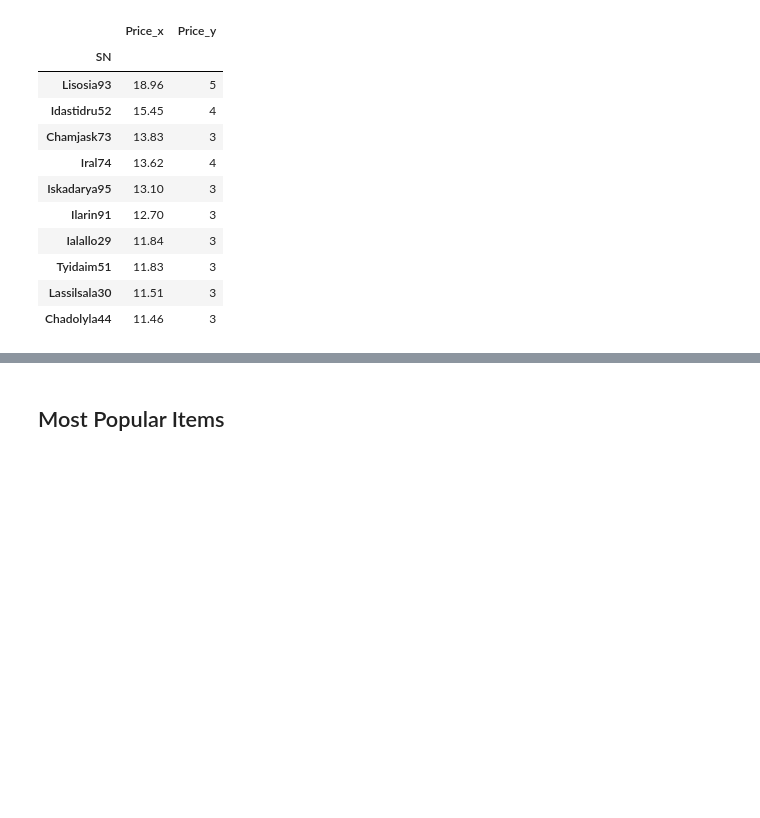
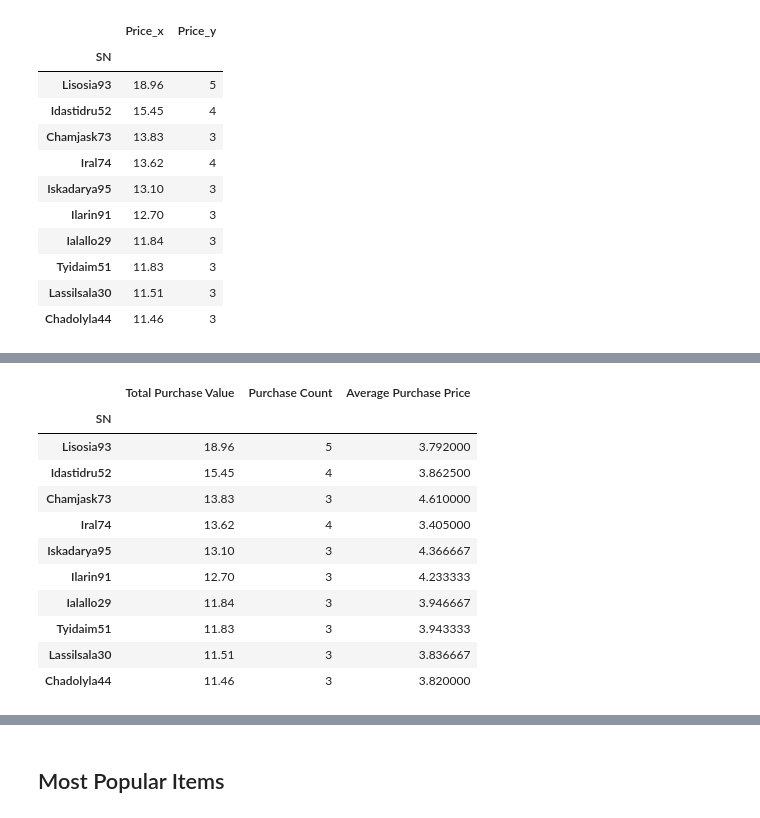
Before and after one commit to juliemcbaker/pandas-challenge, a Jupyter notebook: HeroesOfPymoli/HeroesOfPymoli_baker.ipynb, the cells around one changed output, grey strips where cells are left out. Saved outputs shown, nothing was run; the diff lists cells and outputs as text; code cells hidden in the pictures; blank space fills up the shorter version.

```diff
--- a/HeroesOfPymoli/HeroesOfPymoli_baker.ipynb
+++ b/HeroesOfPymoli/HeroesOfPymoli_baker.ipynb
@@ -572,2 +531,19 @@ Index(['Total Purchase Value', 'Number of Transactions'], dtype='object')
+# %%
+# 4. create a new column with calculated avg price per transaction
+top10_hold_df2['Average Purchase Price'] = (top10_hold_df2['Total Purchase Value'] / top10_hold_df2['Purchase Count'])
+top10_hold_df2
+# %% [output]
+|  | Total Purchase Value | Purchase Count | Average Purchase Price |
+| SN |  |  |  |
+| Lisosia93 | 18.96 | 5 | 3.792000 |
+| Idastidru52 | 15.45 | 4 | 3.862500 |
+| Chamjask73 | 13.83 | 3 | 4.610000 |
+| Iral74 | 13.62 | 4 | 3.405000 |
+| Iskadarya95 | 13.10 | 3 | 4.366667 |
+| Ilarin91 | 12.70 | 3 | 4.233333 |
+| Ialallo29 | 11.84 | 3 | 3.946667 |
+| Tyidaim51 | 11.83 | 3 | 3.943333 |
+| Lassilsala30 | 11.51 | 3 | 3.836667 |
+| Chadolyla44 | 11.46 | 3 | 3.820000 |
 # %%
 # Table should have: SN, purchase count, average purchase price, total purchase value
```
Also changed, not shown: parts of 15 cells of this notebook.
